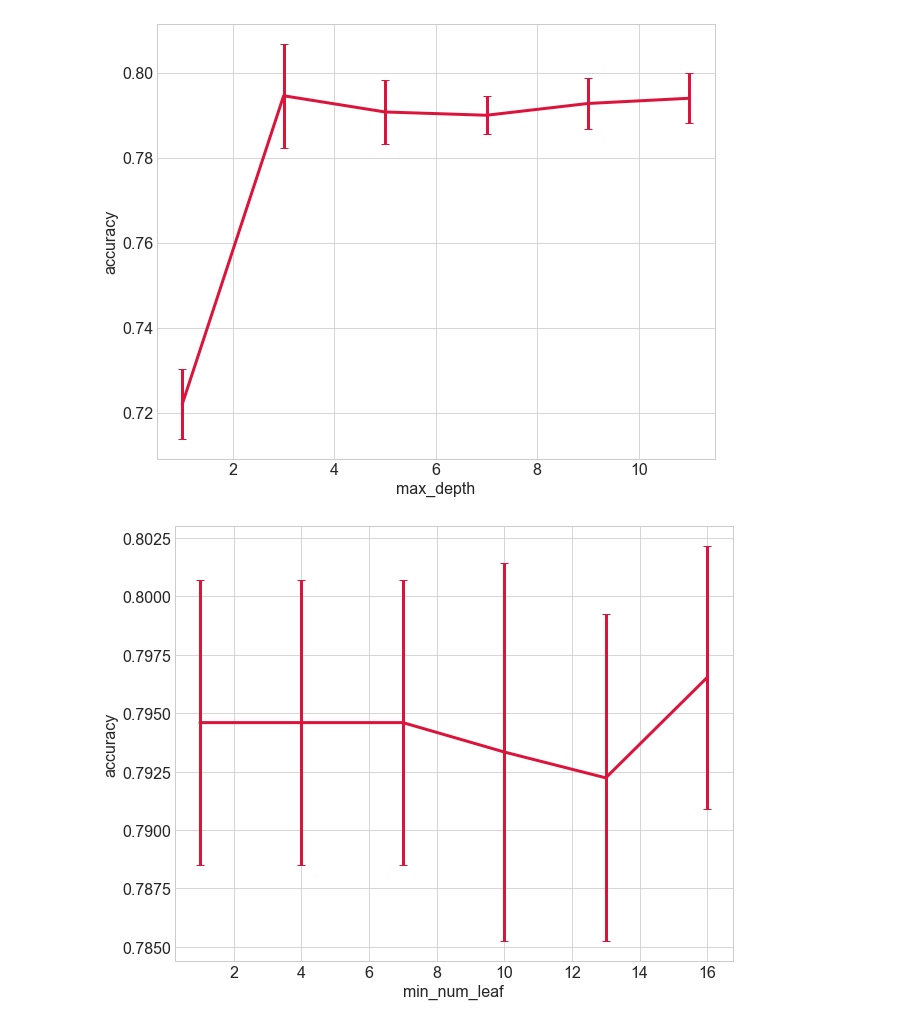
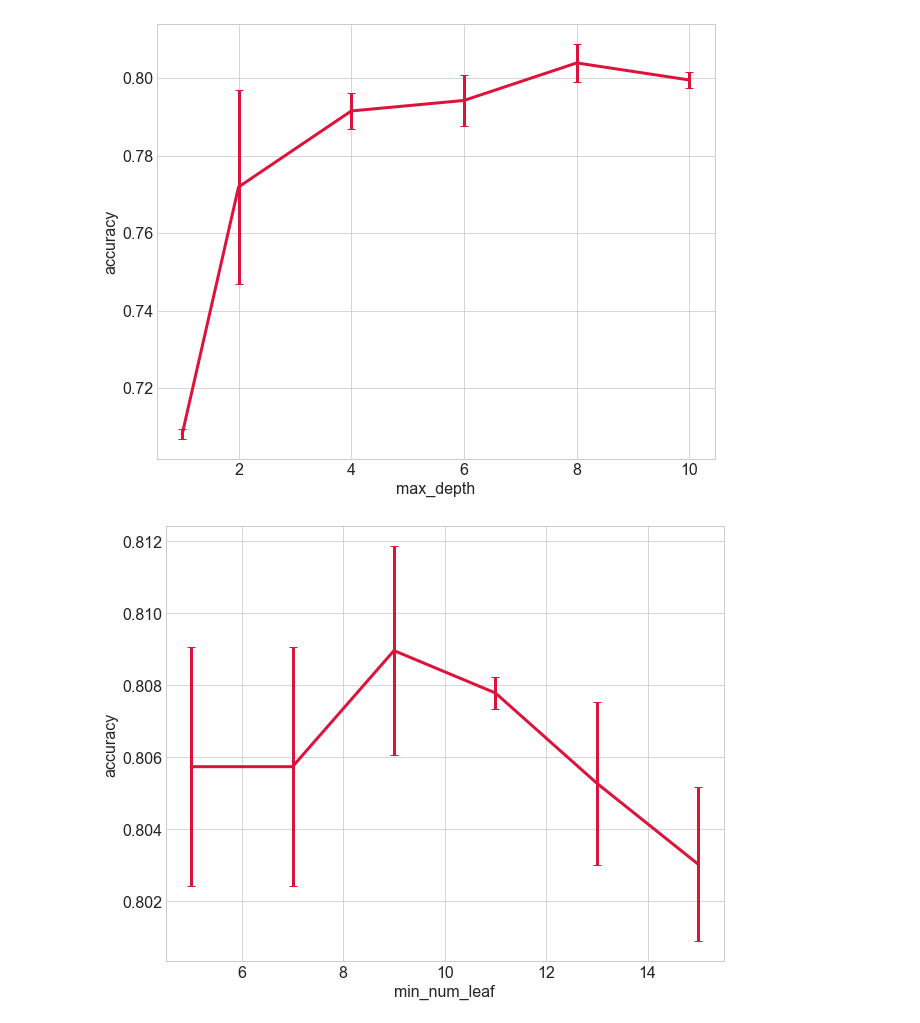
Before and after one commit to avanomen/EECS545-Final-Project, a Jupyter notebook: xgboost2_census.ipynb, the cells around one changed output. Saved outputs shown, nothing was run; the diff lists cells and outputs as text; code cells hidden in the pictures.

```diff
--- a/xgboost2_census.ipynb
+++ b/xgboost2_census.ipynb
@@ -18,6 +18,9 @@ X_test = pd.read_csv('./data/X_test_adult.csv')
 y_train = pd.read_csv('./data/y_train_adult.csv')
 y_test = pd.read_csv('./data/y_test_adult.csv')
 
+X_train = X_train.drop(['Unnamed: 0'], axis=1)
+X_test = X_test.drop(['Unnamed: 0'], axis=1)
+
 print(X_train.shape)
 print(y_train.values.shape)
 print(y_train.columns)
@@ -69,7 +72,7 @@ def test_parameter_range(x_train, x_test, y_train, y_test, train_num, trial_num,
 
     return accs
 # %%
-def parameter_plot(data, xvals, xlabel='x', ylabel='accuracy', title='parameter tuning'):
+def parameter_plot(data, xvals, xlabel='x', ylabel='accuracy', title='parameter tuning', use_log=False):
     plot_mean = np.mean(data, axis=1)
     std_dev = np.std(data, axis=1)
 
@@ -78,9 +81,11 @@ def parameter_plot(data, xvals, xlabel='x', ylabel='accuracy', title='parameter
 #     fig, ax = plt.subplots(figsize=fig_size)
 
     fig = plt.figure()
-
     plt.errorbar(xvals, plot_mean, yerr=std_dev, capsize=4,
                 linewidth=3, color='crimson')
+    if use_log:
+        plt.xscale('log')
+
     plt.xlabel(xlabel)
     plt.ylabel(ylabel)
     #plt.title(title)
@@ -92,8 +97,8 @@ parameter_ranges = {
     'max_depth': [1,2,4,6,8,10],
     'min_num_leaf': [5,7,9,11,13,15],
     'min_child_weight': [1,3,5,7,9,11],
-    'gamma': [1, 2, 4, 61, 8, 10],
-    'reg': [0.001, 0.01, 0.1, 1, 1.5, 2],
+    'gamma': [1, 2, 4, 6, 8, 10],
+    'reg': [0.00001, 0.0001, 0.001, 0.01, 0.1, 1],
     'lr': [0.1, 0.5, 0.8, 1.2, 1.5, 2]
 }
 
@@ -107,7 +112,7 @@ parameter_acc = {
     'lr': None
 }
 
-train_num = 10000
+train_num = 5000
 trial_num = 3
 
 for key in parameter_ranges.keys():
@@ -164,6 +169,12 @@ max_depth
 # %%
 for key in parameter_acc.keys():
-    fig = parameter_plot(parameter_acc[key],
+    if key == 'reg':
+        fig = parameter_plot(parameter_acc[key],
+               parameter_ranges[key],
+               xlabel=key,
+               use_log=True)
+    else:
+        fig = parameter_plot(parameter_acc[key],
                parameter_ranges[key],
                xlabel=key)
     plt.show()
@@ -172,2 +183,2 @@ for key in parameter_acc.keys():
-[figure, old version]
+[figure, new version]
-[figure, old version]
+[figure, new version]
```
Also changed, not shown: parts of 4 cells of this notebook, 4 other files.
